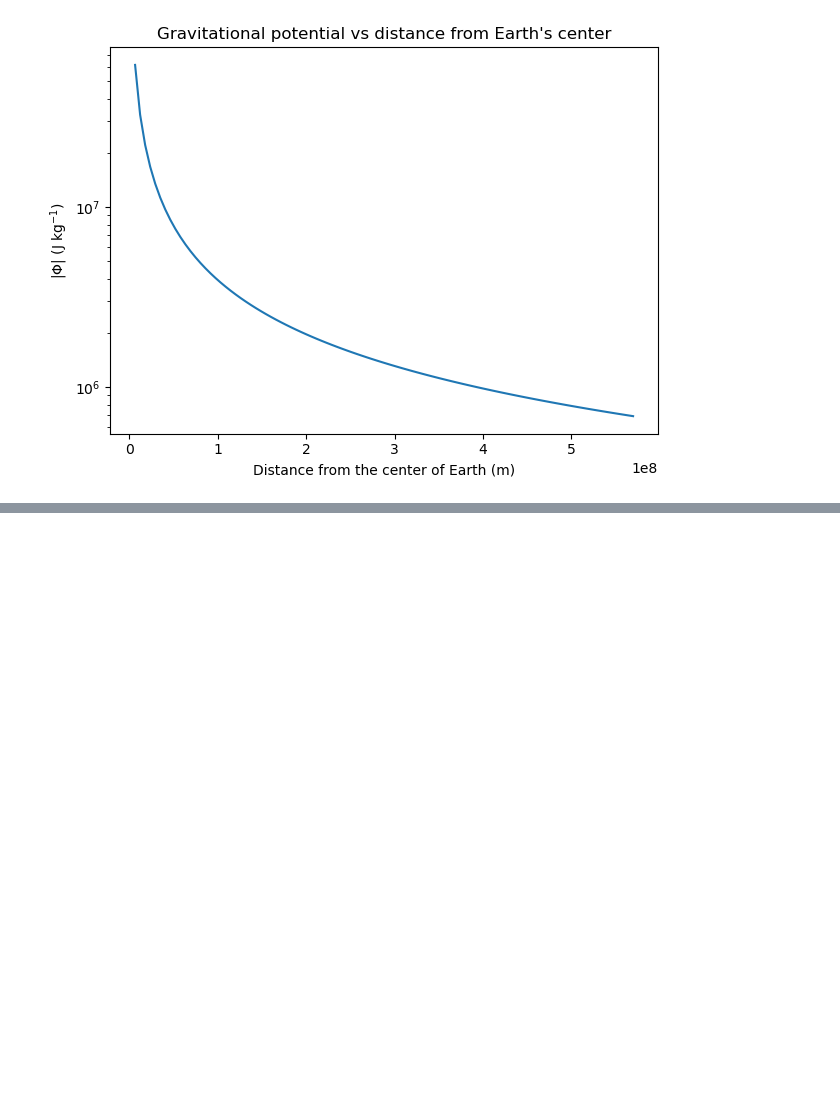
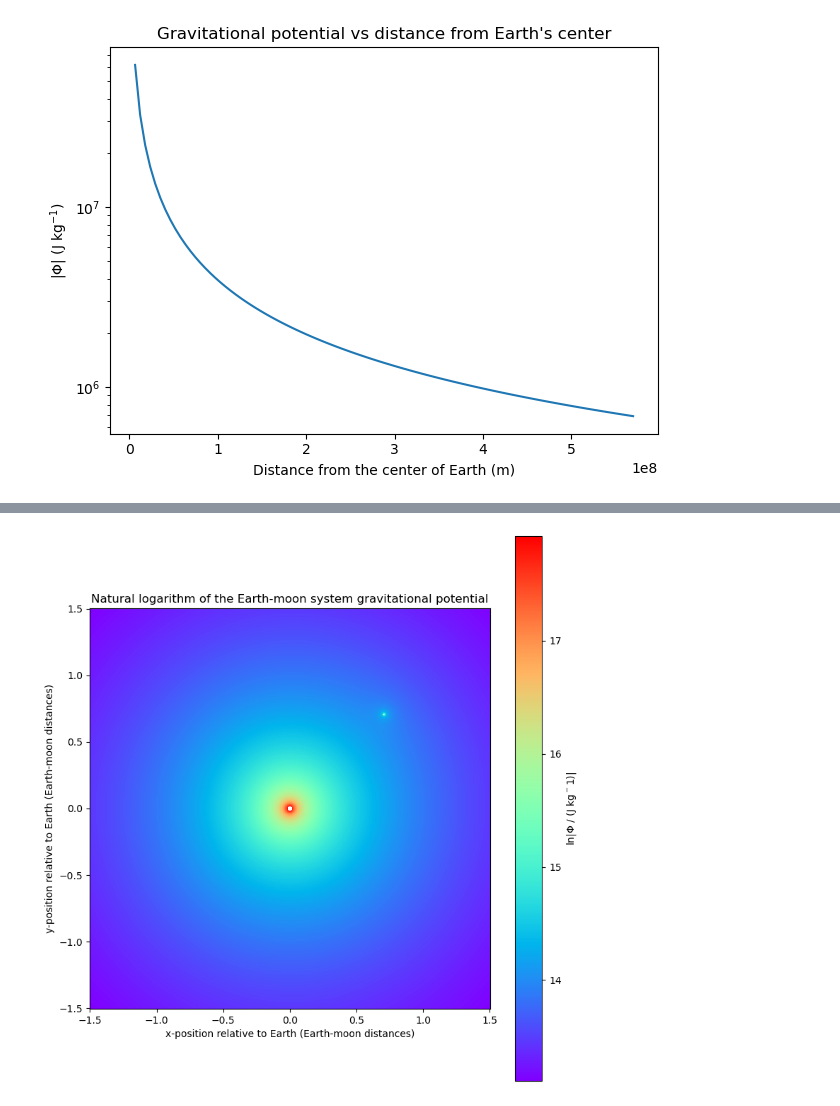
Before and after one commit to MatthewPrem/PHYS265-spring25, a Jupyter notebook: Lab1/Prem-Lab-1.ipynb, the cells around one changed output, grey strips where cells are left out. Drawn from its saved outputs; the diff is of its cells as text; code cells hidden in the pictures; blank space fills up the shorter version.

```diff
--- a/Lab1/Prem-Lab-1.ipynb
+++ b/Lab1/Prem-Lab-1.ipynb
@@ -1,11 +1,14 @@
 # %%
 import numpy as np
 import matplotlib.pyplot as plt
+import matplotlib.cm as cm
 import scipy
 
 rEarth = 6.378e6 #m
+rMoon = 1.737e6 #m
 dEM = 3.8e8 #m
 mEarth = 5.9e24 #kg
+mMoon = 7.3e22 #kg
 G = scipy.constants.G  #m^3 kg^-1 s^-2
 # %%
 def potential(M, xm, ym, x, y,R):
@@ -38,0 +46,15 @@ ax.set_aspect(1)
+# %%
+resolution = 800
+xs, ys = np.meshgrid(np.linspace(-1.5*dEM, 1.5*dEM, resolution),np.linspace(-1.5*dEM, 1.5*dEM, resolution))
+pot = potential(mEarth, 0,0,xs, ys,rEarth) + potential(mMoon, dEM/np.sqrt(2), dEM/np.sqrt(2), xs, ys, rMoon)
+
+fig, ax = plt.subplots(1,1, figsize=(8,8))
+img = ax.pcolormesh(xs/dEM, ys/dEM, np.log(np.abs(pot)),cmap = cm.rainbow)
+fig.colorbar(img, label="ln|$\\Phi$ / (J kg$^-1$)|")
+ax.set_xlabel("x-position relative to Earth (Earth-moon distances)")
+ax.set_ylabel("y-position relative to Earth (Earth-moon distances)")
+ax.set_title("Natural logarithm of the Earth-moon system gravitational potential")
+ax.set_aspect(1)
+fig.tight_layout()
+# %% [output]
+[figure, added]
```
Also changed, not shown: parts of 2 cells of this notebook.
